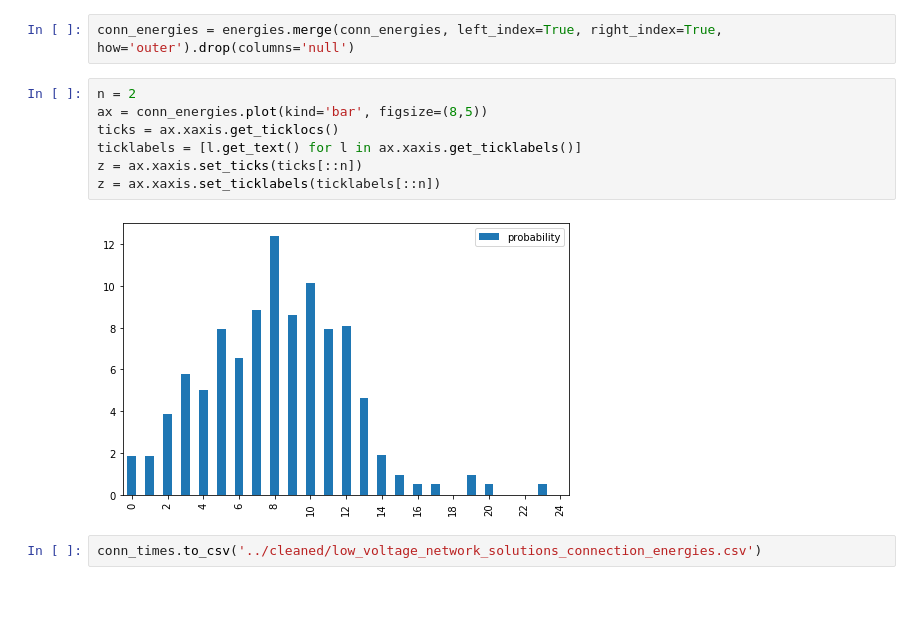
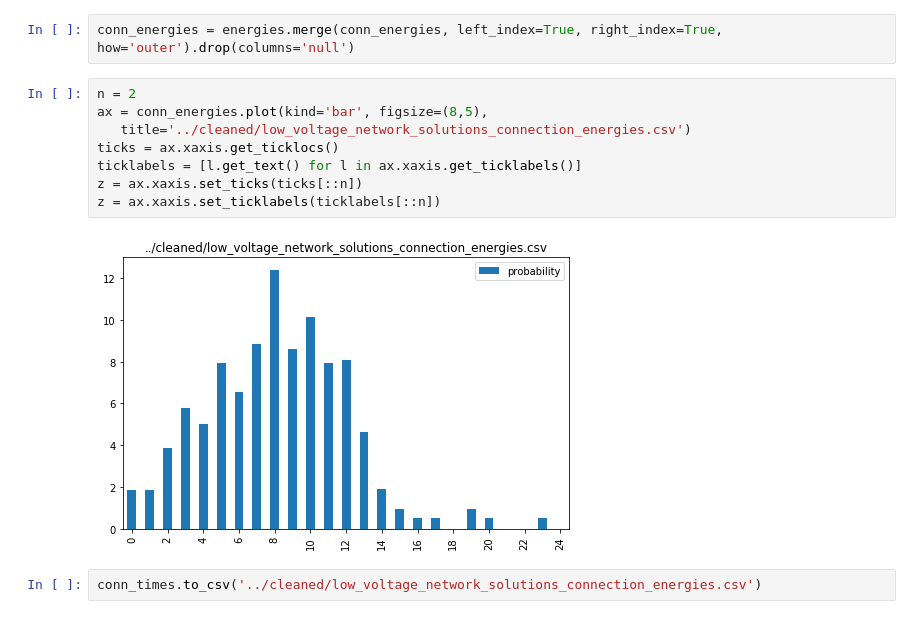
Before and after one commit to rbrown-orxa/LC_App_2_microservices, a Jupyter notebook: data/Low Voltage Network Models/clean_distributions.ipynb, the cells around one changed output. Cells and saved outputs as stored; diff of their text form.

```diff
--- a/data/Low Voltage Network Models/clean_distributions.ipynb
+++ b/data/Low Voltage Network Models/clean_distributions.ipynb
@@ -51,12 +52,13 @@ energies = pd.DataFrame([np.nan]*len(energies), index=energies, columns=['null']
 conn_energies = energies.merge(conn_energies, left_index=True, right_index=True, how='outer').drop(columns='null')
 # %%
 n = 2
-ax = conn_energies.plot(kind='bar', figsize=(8,5))
+ax = conn_energies.plot(kind='bar', figsize=(8,5),
+   title='../cleaned/low_voltage_network_solutions_connection_energies.csv')
 ticks = ax.xaxis.get_ticklocs()
 ticklabels = [l.get_text() for l in ax.xaxis.get_ticklabels()]
 z = ax.xaxis.set_ticks(ticks[::n])
 z = ax.xaxis.set_ticklabels(ticklabels[::n])
 # %% [output]
-[figure, old version]
+[figure, new version]
 # %%
 conn_times.to_csv('../cleaned/low_voltage_network_solutions_connection_energies.csv')
```
Also changed, not shown: parts of 1 cell of this notebook, 3 other files.
